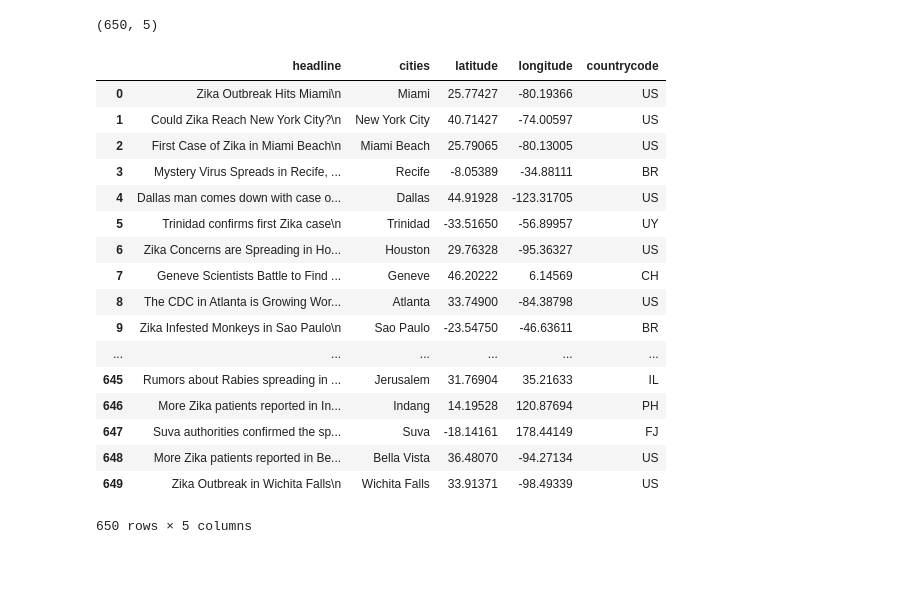
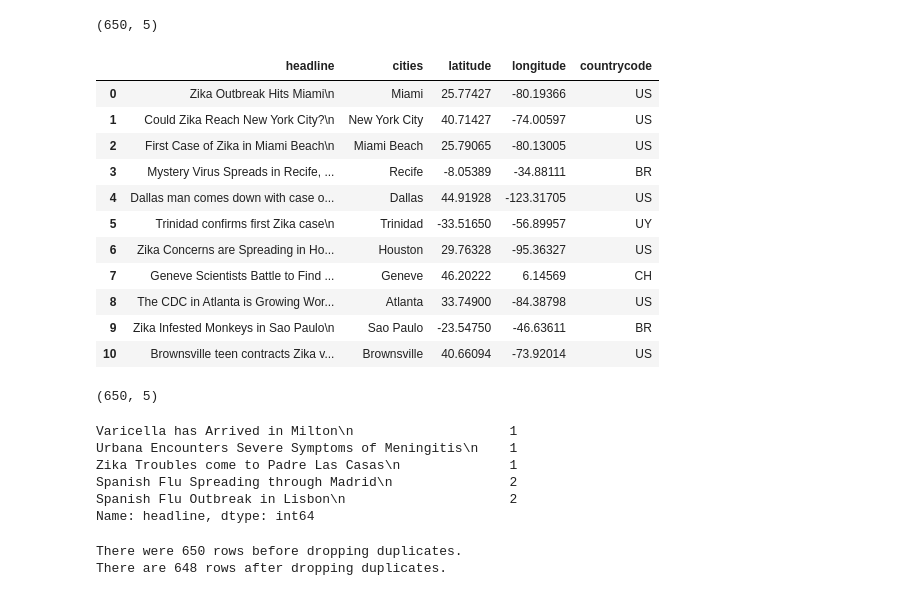
Before and after one commit to shimrite/DiscoveringDiseaseOutbreaks, a Jupyter notebook: GeoNamesAndLocations.ipynb, the cells around one changed output. Saved outputs shown, nothing was run; the diff lists cells and outputs as text; code cells hidden in the pictures; blank space fills up the shorter version.

```diff
--- a/GeoNamesAndLocations.ipynb
+++ b/GeoNamesAndLocations.ipynb
@@ -137,23 +137,17 @@ df_file.shape
 # %% [output]
 (650, 5)
 # %%
-df_file
+df_file.head(11)
 # %% [output]
 |  | headline | cities | latitude | longitude | countrycode |
 | 0 | Zika Outbreak Hits Miami\n | Miami | 25.77427 | -80.19366 | US |
 | 1 | Could Zika Reach New York City?\n | New York City | 40.71427 | -74.00597 | US |
 | 2 | First Case of Zika in Miami Beach\n | Miami Beach | 25.79065 | -80.13005 | US |
 | 3 | Mystery Virus Spreads in Recife, ... | Recife | -8.05389 | -34.88111 | BR |
 | 4 | Dallas man comes down with case o... | Dallas | 44.91928 | -123.31705 | US |
 | 5 | Trinidad confirms first Zika case\n | Trinidad | -33.51650 | -56.89957 | UY |
 | 6 | Zika Concerns are Spreading in Ho... | Houston | 29.76328 | -95.36327 | US |
 | 7 | Geneve Scientists Battle to Find ... | Geneve | 46.20222 | 6.14569 | CH |
 | 8 | The CDC in Atlanta is Growing Wor... | Atlanta | 33.74900 | -84.38798 | US |
 | 9 | Zika Infested Monkeys in Sao Paulo\n | Sao Paulo | -23.54750 | -46.63611 | BR |
-| ... | ... | ... | ... | ... | ... |
-| 645 | Rumors about Rabies spreading in ... | Jerusalem | 31.76904 | 35.21633 | IL |
-| 646 | More Zika patients reported in In... | Indang | 14.19528 | 120.87694 | PH |
-| 647 | Suva authorities confirmed the sp... | Suva | -18.14161 | 178.44149 | FJ |
-| 648 | More Zika patients reported in Be... | Bella Vista | 36.48070 | -94.27134 | US |
-| 649 | Zika Outbreak in Wichita Falls\n | Wichita Falls | 33.91371 | -98.49339 | US |
+| 10 | Brownsville teen contracts Zika v... | Brownsville | 40.66094 | -73.92014 | US |
-650 rows × 5 columns
@@ -159,0 +161,20 @@ df_file
+# %%
+df_file_check.shape
+# %% [output]
+(650, 5)
+# %%
+df_file_check['headline'].value_counts().sort_values().tail()
+# %% [output]
+Varicella has Arrived in Milton\n                    1
+Urbana Encounters Severe Symptoms of Meningitis\n    1
+Zika Troubles come to Padre Las Casas\n              1
+Spanish Flu Spreading through Madrid\n               2
+Spanish Flu Outbreak in Lisbon\n                     2
+Name: headline, dtype: int64
+# %%
+print(f"There were {len(df_file_check)} rows before dropping duplicates.")
+df_file_check = df_file_check.drop_duplicates()
+print(f"There are {len(df_file_check)} rows after dropping duplicates.")
+# %% [output]
+There were 650 rows before dropping duplicates.
+There are 648 rows after dropping duplicates.
```
Also changed, not shown: parts of 25 cells of this notebook.
